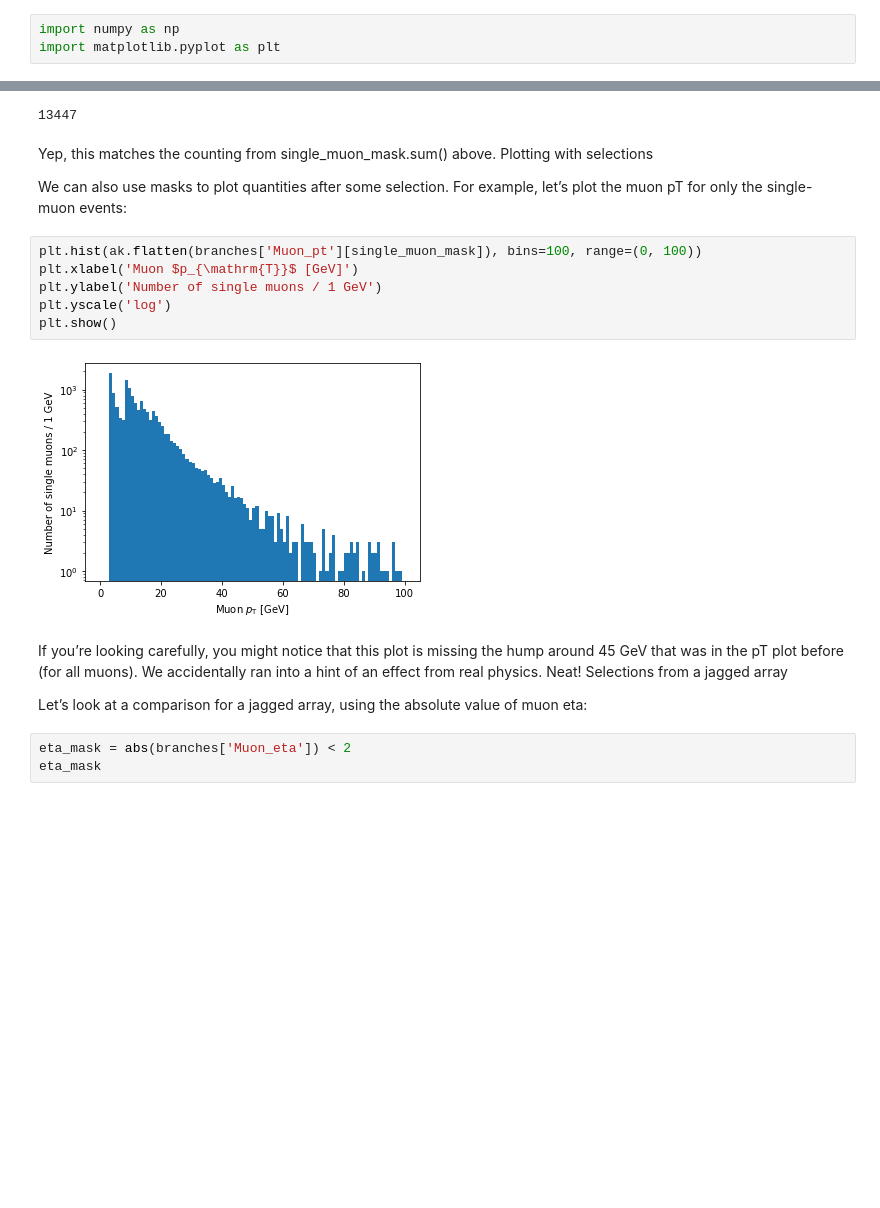
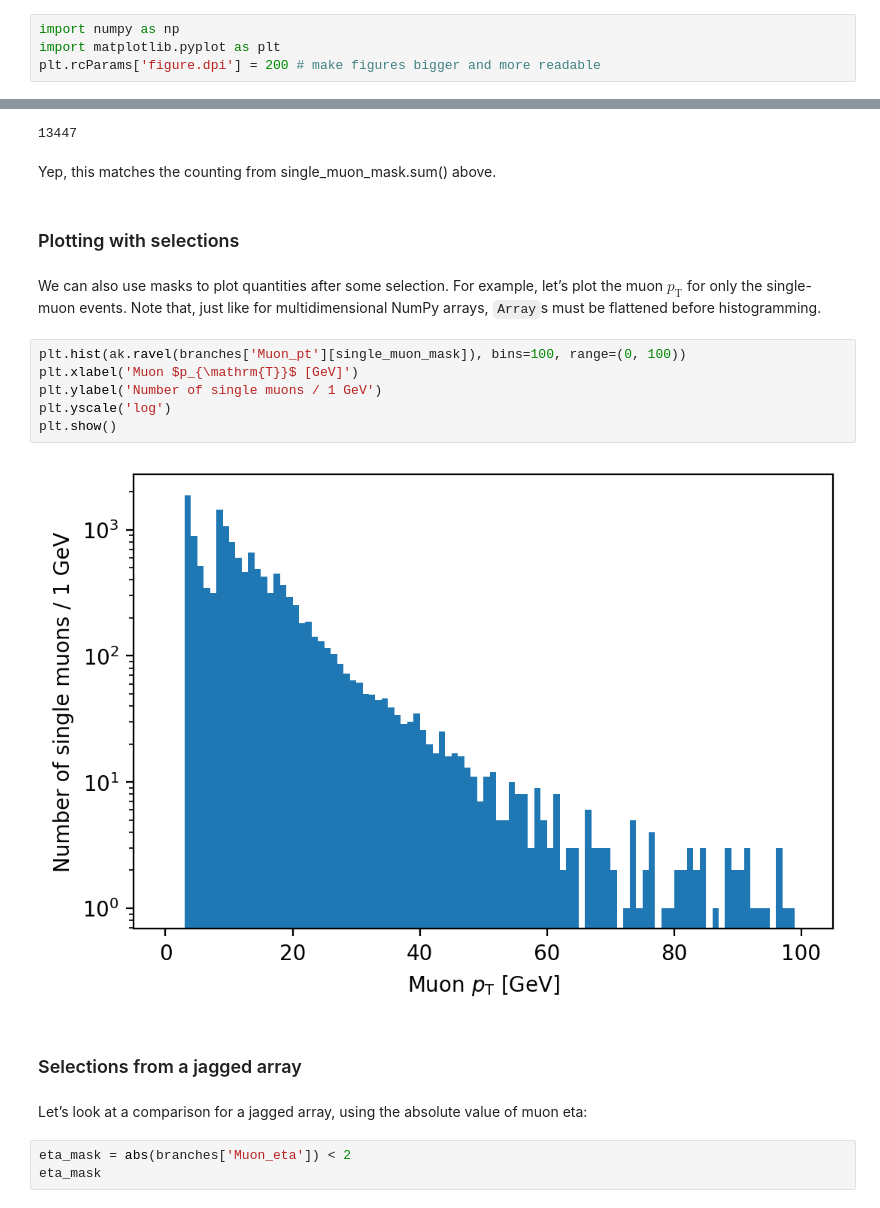
Before and after one commit to masonproffitt/uproot-awkward-vector-demo, a Jupyter notebook: demo.ipynb, the cells around one changed output, grey strips where cells are left out. Saved outputs shown, nothing was run; the diff lists cells and outputs as text; blank space fills up the shorter version.

```diff
--- a/demo.ipynb
+++ b/demo.ipynb
@@ -77,6 +77,7 @@ We'll need NumPy and Matplotlib:
 # %%
 import numpy as np
 import matplotlib.pyplot as plt
+plt.rcParams['figure.dpi'] = 200 # make figures bigger and more readable
 # %% [markdown]
 Uproot and Vector are normally imported by their name, and Awkward Array is usually imported as `ak` as an analogy to `numpy as np`:
 # %%
@@ -292,24 +306,24 @@ We can check that we really are only looking at the events that pass the selecti
 len(branches['Muon_pt'][single_muon_mask])
 # %% [output]
 13447
+# %% [markdown]
+Yep, this matches the counting from single_muon_mask.sum() above.
+# %% [markdown]
+### Plotting with selections
 # %% [markdown]
-Yep, this matches the counting from single_muon_mask.sum() above.
-Plotting with selections
-
-We can also use masks to plot quantities after some selection. For example, let’s plot the muon pT for only the single-muon events:
+We can also use masks to plot quantities after some selection. For example, let’s plot the muon $p_\mathrm{T}$ for only the single-muon events. Note that, just like for multidimensional NumPy arrays, `Array`s must be flattened before histogramming.
 # %%
-plt.hist(ak.flatten(branches['Muon_pt'][single_muon_mask]), bins=100, range=(0, 100))
+plt.hist(ak.ravel(branches['Muon_pt'][single_muon_mask]), bins=100, range=(0, 100))
 plt.xlabel('Muon $p_{\mathrm{T}}$ [GeV]')
 plt.ylabel('Number of single muons / 1 GeV')
 plt.yscale('log')
 plt.show()
 # %% [output]
-[figure, old version]
+[figure, new version]
-# %% [markdown]
-If you’re looking carefully, you might notice that this plot is missing the hump around 45 GeV that was in the pT plot before (for all muons). We accidentally ran into a hint of an effect from real physics. Neat!
-Selections from a jagged array
-
-Let’s look at a comparison for a jagged array, using the absolute value of muon eta:
+# %% [markdown]
+### Selections from a jagged array
+# %% [markdown]
+Let’s look at a comparison for a jagged array, using the absolute value of muon eta:
 # %%
 eta_mask = abs(branches['Muon_eta']) < 2
 eta_mask
```
Also changed, not shown: parts of 63 cells of this notebook.
